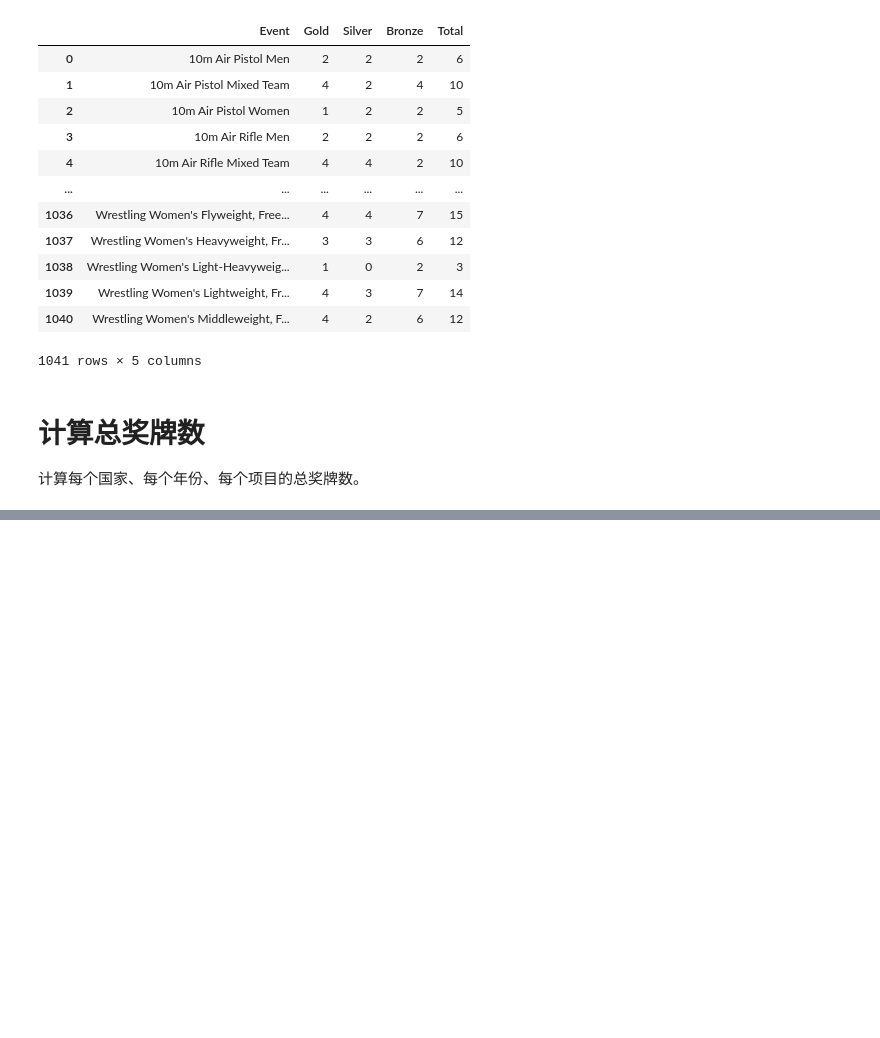
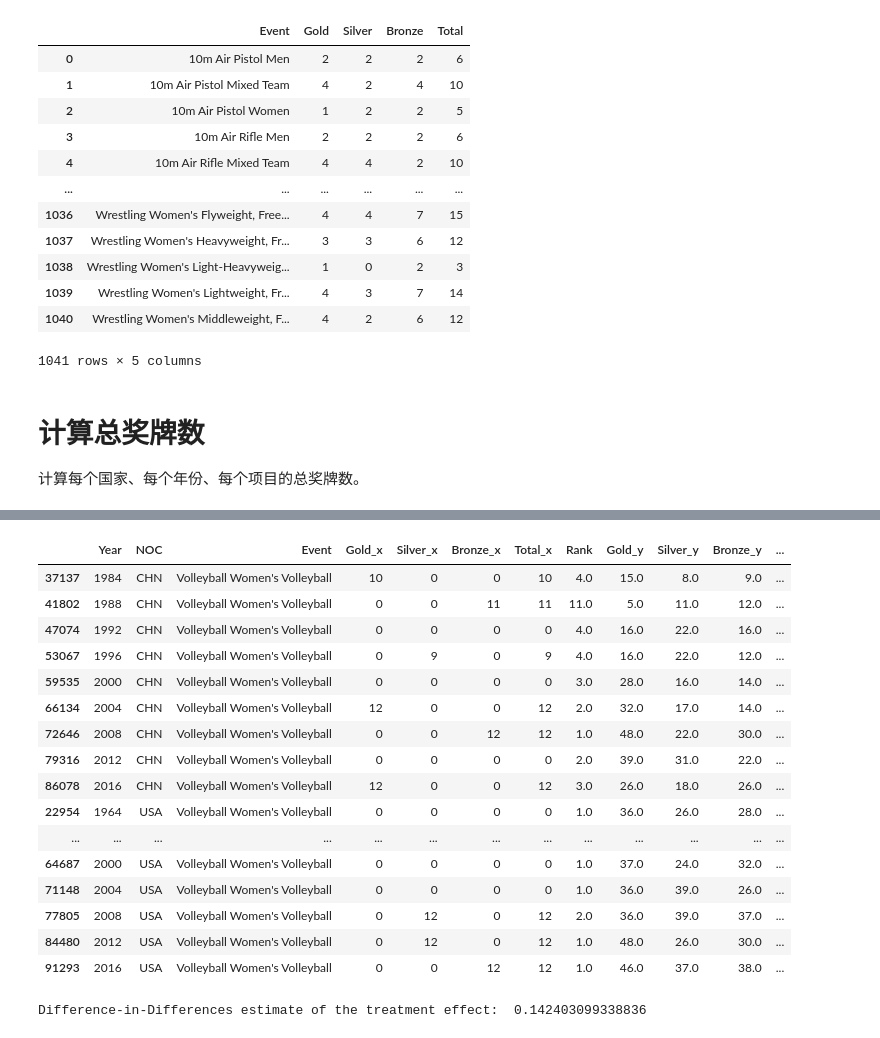
Before and after one commit to alanzhou001/mcm2025, a Jupyter notebook: notebook/prob2.ipynb, the cells around one changed output, grey strips where cells are left out. Cells and saved outputs as stored; diff of their text form; code cells hidden in the pictures; blank space fills up the shorter version.

```diff
--- a/notebook/prob2.ipynb
+++ b/notebook/prob2.ipynb
@@ -224,0 +444,54 @@ medals_by_year_country_event.to_csv(r'D:/mcm2025/data/processed/medals_by_year_c
+# %%
+import pandas as pd
+
+# 假设数据已经加载到DataFrame中
+# chn_df 和 usa_df 分别为中国和美国的数据
+
+# 合并数据集
+data = pd.concat([chn_df, usa_df])
+data
+# %% [output]
+|  | Year | NOC | Event | Gold_x | Silver_x | Bronze_x | Total_x | Rank | Gold_y | Silver_y | Bronze_y | ... |
+| 37137 | 1984 | CHN | Volleyball Women's Volleyball | 10 | 0 | 0 | 10 | 4.0 | 15.0 | 8.0 | 9.0 | ... |
+| 41802 | 1988 | CHN | Volleyball Women's Volleyball | 0 | 0 | 11 | 11 | 11.0 | 5.0 | 11.0 | 12.0 | ... |
+| 47074 | 1992 | CHN | Volleyball Women's Volleyball | 0 | 0 | 0 | 0 | 4.0 | 16.0 | 22.0 | 16.0 | ... |
+| 53067 | 1996 | CHN | Volleyball Women's Volleyball | 0 | 9 | 0 | 9 | 4.0 | 16.0 | 22.0 | 12.0 | ... |
+| 59535 | 2000 | CHN | Volleyball Women's Volleyball | 0 | 0 | 0 | 0 | 3.0 | 28.0 | 16.0 | 14.0 | ... |
+| 66134 | 2004 | CHN | Volleyball Women's Volleyball | 12 | 0 | 0 | 12 | 2.0 | 32.0 | 17.0 | 14.0 | ... |
+| 72646 | 2008 | CHN | Volleyball Women's Volleyball | 0 | 0 | 12 | 12 | 1.0 | 48.0 | 22.0 | 30.0 | ... |
+| 79316 | 2012 | CHN | Volleyball Women's Volleyball | 0 | 0 | 0 | 0 | 2.0 | 39.0 | 31.0 | 22.0 | ... |
+| 86078 | 2016 | CHN | Volleyball Women's Volleyball | 12 | 0 | 0 | 12 | 3.0 | 26.0 | 18.0 | 26.0 | ... |
+| 22954 | 1964 | USA | Volleyball Women's Volleyball | 0 | 0 | 0 | 0 | 1.0 | 36.0 | 26.0 | 28.0 | ... |
+| ... | ... | ... | ... | ... | ... | ... | ... | ... | ... | ... | ... | ... |
+| 64687 | 2000 | USA | Volleyball Women's Volleyball | 0 | 0 | 0 | 0 | 1.0 | 37.0 | 24.0 | 32.0 | ... |
+| 71148 | 2004 | USA | Volleyball Women's Volleyball | 0 | 0 | 0 | 0 | 1.0 | 36.0 | 39.0 | 26.0 | ... |
+| 77805 | 2008 | USA | Volleyball Women's Volleyball | 0 | 12 | 0 | 12 | 2.0 | 36.0 | 39.0 | 37.0 | ... |
+| 84480 | 2012 | USA | Volleyball Women's Volleyball | 0 | 12 | 0 | 12 | 1.0 | 48.0 | 26.0 | 30.0 | ... |
+| 91293 | 2016 | USA | Volleyball Women's Volleyball | 0 | 0 | 12 | 12 | 1.0 | 46.0 | 37.0 | 38.0 | ... |
+# %%
+import pandas as pd
+
+# 假设数据已经加载到DataFrame中
+# chn_df 和 usa_df 分别为中国和美国的数据
+
+# 合并数据集
+data = pd.concat([chn_df, usa_df])
+
+# 定义郎平担任教练的年份
+coach_years = {2008: 'USA', 1996: 'CHN', 2016: 'CHN'}
+
+# 标记干预组
+data['Treatment'] = data.apply(lambda x: 1 if x['Year'] in coach_years and coach_years[x['Year']] == x['NOC'] else 0, axis=1)
+
+# 计算每个国家每年的总奖牌数平均值
+pre_treatment = data[data['Year'] < min(coach_years.keys())].groupby('NOC')['total_ratio'].mean().reset_index()
+post_treatment = data[data['Year'] >= min(coach_years.keys())].groupby('NOC')['total_ratio'].mean().reset_index()
+
+# 计算差异
+diff_pre = pre_treatment['total_ratio'].diff().dropna()
+diff_post = post_treatment['total_ratio'].diff().dropna()
+did = diff_post.mean() - diff_pre.mean()
+
+print("Difference-in-Differences estimate of the treatment effect: ", did)
+# %% [output]
+Difference-in-Differences estimate of the treatment effect:  0.142403099338836
```
Also changed, not shown: parts of 23 cells of this notebook.
